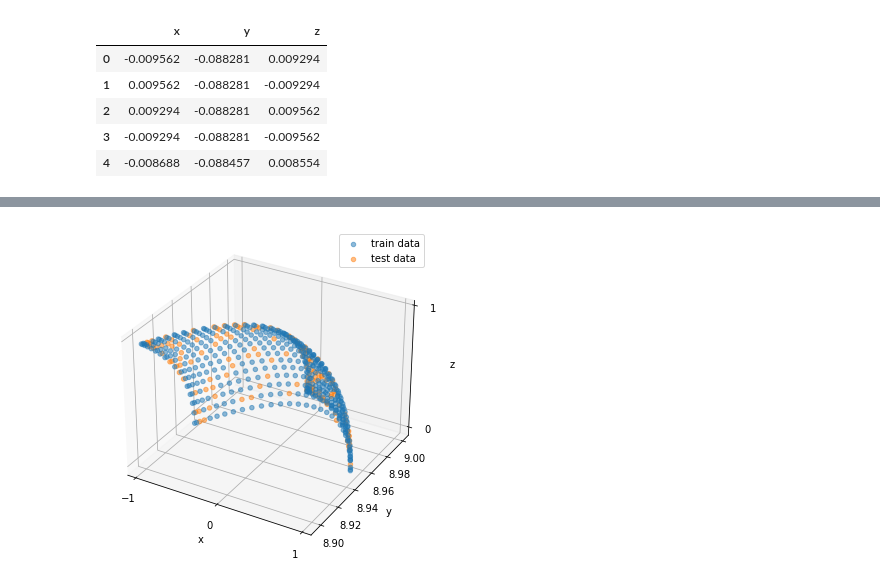
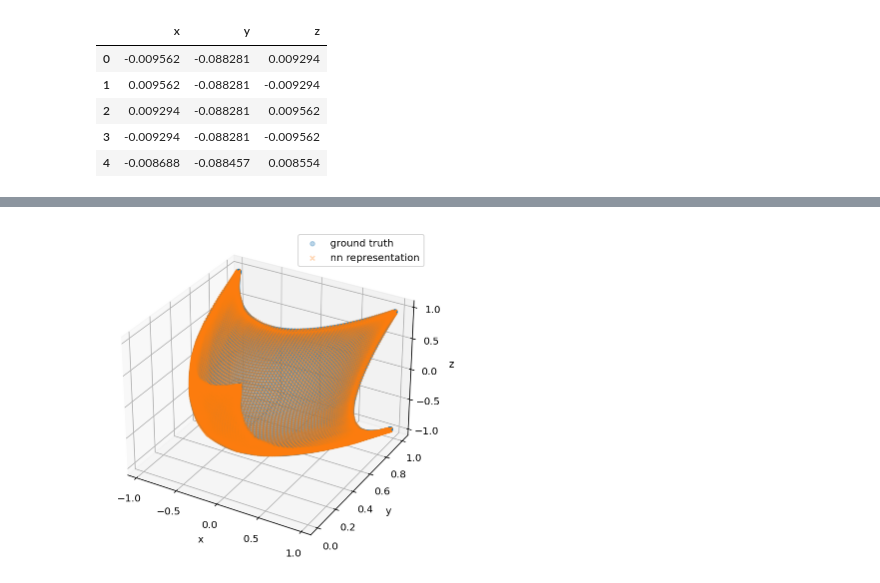
Before and after one commit to akapet00/EMF-exposure-analysis, a Jupyter notebook: notebooks/nn_sphere.ipynb, the cells around one changed output, grey strips where cells are left out. Cells and saved outputs as stored; diff of their text form; code cells hidden in the pictures.

Commit message:
add valid neural representation of y-axis

```diff
--- a/notebooks/nn_sphere.ipynb
+++ b/notebooks/nn_sphere.ipynb
@@ -112,0 +112,2 @@ X_train, X_test, y_train, y_test = train_test_split(X_cutoff, y_cutoff)
+# %%
+rng = random.PRNGKey(0)
@@ -112,0 +131,2 @@ X_train, X_test, y_train, y_test = train_test_split(X_cutoff, y_cutoff)
+# %%
+batch_forward = vmap(forward, in_axes=(None, 0))
@@ -112,0 +156,35 @@ X_train, X_test, y_train, y_test = train_test_split(X_cutoff, y_cutoff)
+# %%
+step_size = 0.001
+n_epochs = 500
+printout = int(n_epochs / 10.)
+batch_size = 128
+# momentum_mass = 0.9  # for momentum and adagrad
+sizes = [2, 30, 60, 30, 1]
+
+num_train = X_train.shape[0]
+num_complete_batches, leftover = divmod(num_train, batch_size)
+num_batches = num_complete_batches + bool(leftover)
+
+batches = data_stream(num_train, num_batches)
+
+optim_init, optim_update, optim_params = optimizers.adam(step_size)
+init_params = init_network_params(sizes, rng)
+optim_state = optim_init(init_params)
+itercount = itertools.count()
+# %%
+loss_train, loss_test = [], []
+for epoch in trange(n_epochs):
+    start_time = time.time()
+    for _ in range(num_batches):
+        optim_state = update(next(itercount), optim_state, next(batches))
+    epoch_time = time.time() - start_time
+
+    params = optim_params(optim_state)
+    if (epoch == 0) or (epoch % printout == (printout - 1)):
+        if epoch == 0:
+            print('epoch \t| loss on test set')
+            print('----- \t| ----------------')
+        loss_train.append(loss_fn(params, (X_train, y_train)))
+        l = loss_fn(params, (X_test, y_test))
+        loss_test.append(l)
+        print(f'{epoch + 1} \t| {l}')
@@ -113,10 +219,10 @@ X_train, X_test, y_train, y_test = train_test_split(X_cutoff, y_cutoff)
 # %%
 fig = plt.figure(figsize=(6, 6))
 ax = plt.axes(projection ='3d')
-ax.scatter(X_train[:, 0], y_train, X_train[:, 1], c='C0', label='train data', alpha=0.5)
-ax.scatter(X_test[:, 0], y_test, X_test[:, 1], c='C1', label='test data', alpha=0.5)
+ax.scatter(X[:, 0], y_scaled, X[:, 1], alpha=0.3, label='ground truth')
+ax.scatter(X[:, 0], batch_forward(params, X), X[:, 1], marker='x', alpha=0.3, label='nn representation')
 ax.set(xlabel='x', ylabel='y', zlabel='z',
-       xticks=range(-1, 2), zticks=range(-1, 2))
+       xticks=jnp.mgrid[-1:1:5j], zticks=jnp.mgrid[-1:1:5j])
 ax.legend();
 # %% [output]
-[figure, old version]
+[figure, new version]
```
Also changed, not shown: parts of 28 cells of this notebook.
